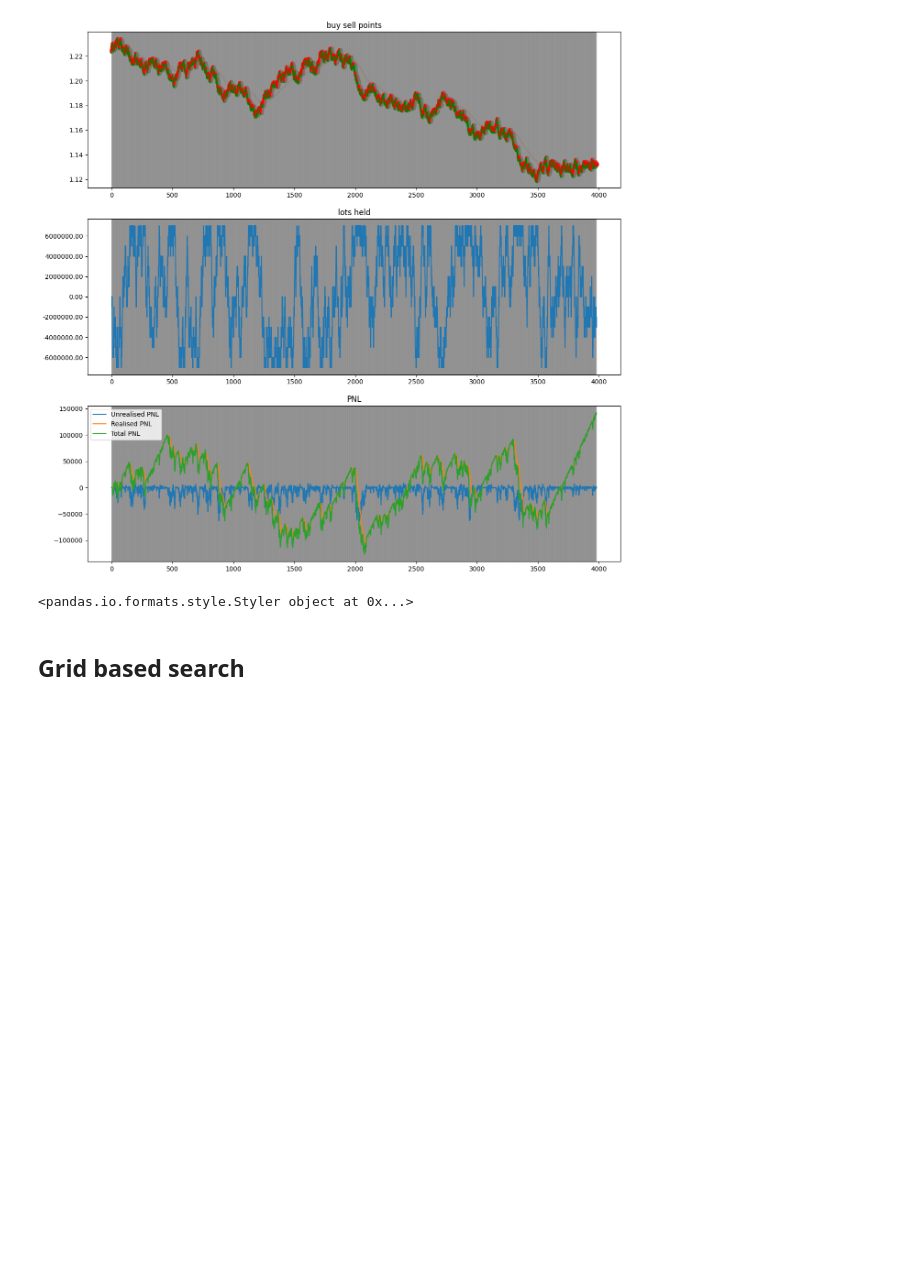
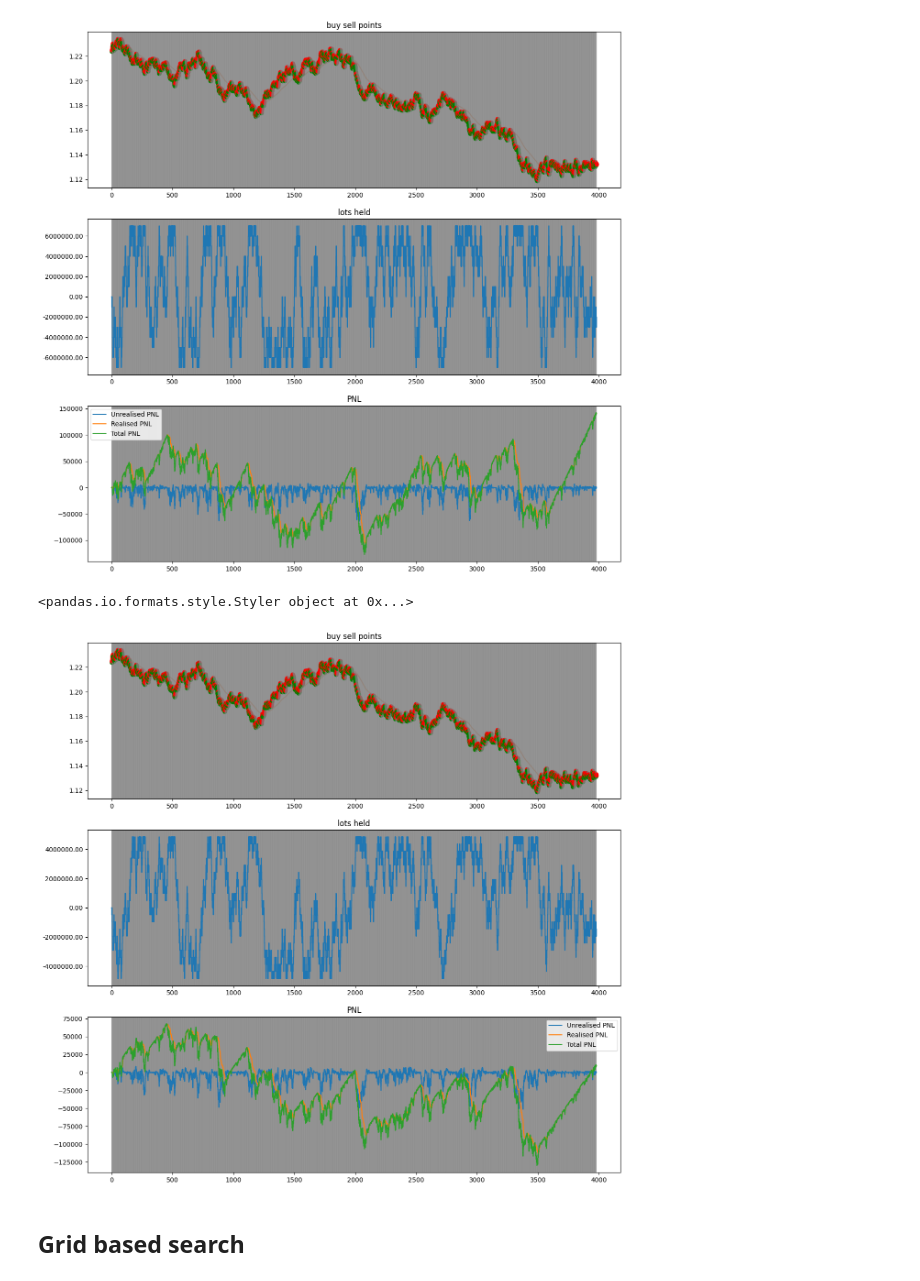
Before and after one commit to SamanvayMS/bp-Trading, a Jupyter notebook: optimization.ipynb, the cells around one changed output. Cells and saved outputs as stored; diff of their text form; code cells hidden in the pictures; blank space fills up the shorter version.

```diff
--- a/optimization.ipynb
+++ b/optimization.ipynb
@@ -299,6 +301,11 @@ _,_,_,_,_  = run_strategy_eval(tick_data,optimal_G,optimal_n,optimal_d,trade_plo
 # %% [output]
 [figure]
 <pandas.io.formats.style.Styler object at 0x...>
+# %%
+tick_data = data_gather_from_files('1 jan 2021','31 dec 2021')['EURUSD.mid']
+_,_,_,_,_  = run_strategy_eval(tick_data,0.001,484314,10,trade_plot=True)
+# %% [output]
+[figure, added]
 # %% [markdown]
 ## Grid based search
 # %%
```
Also changed, not shown: parts of 1 cell of this notebook, 1 other file.
